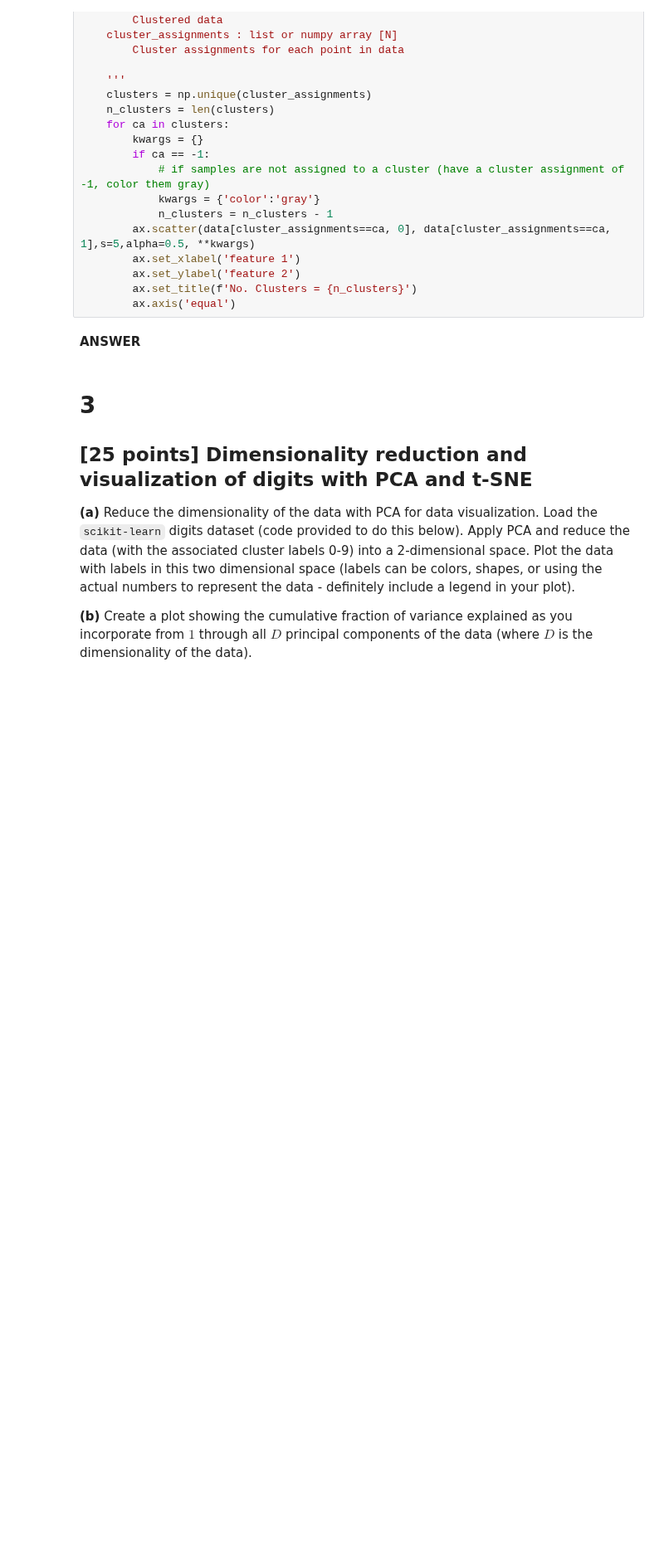
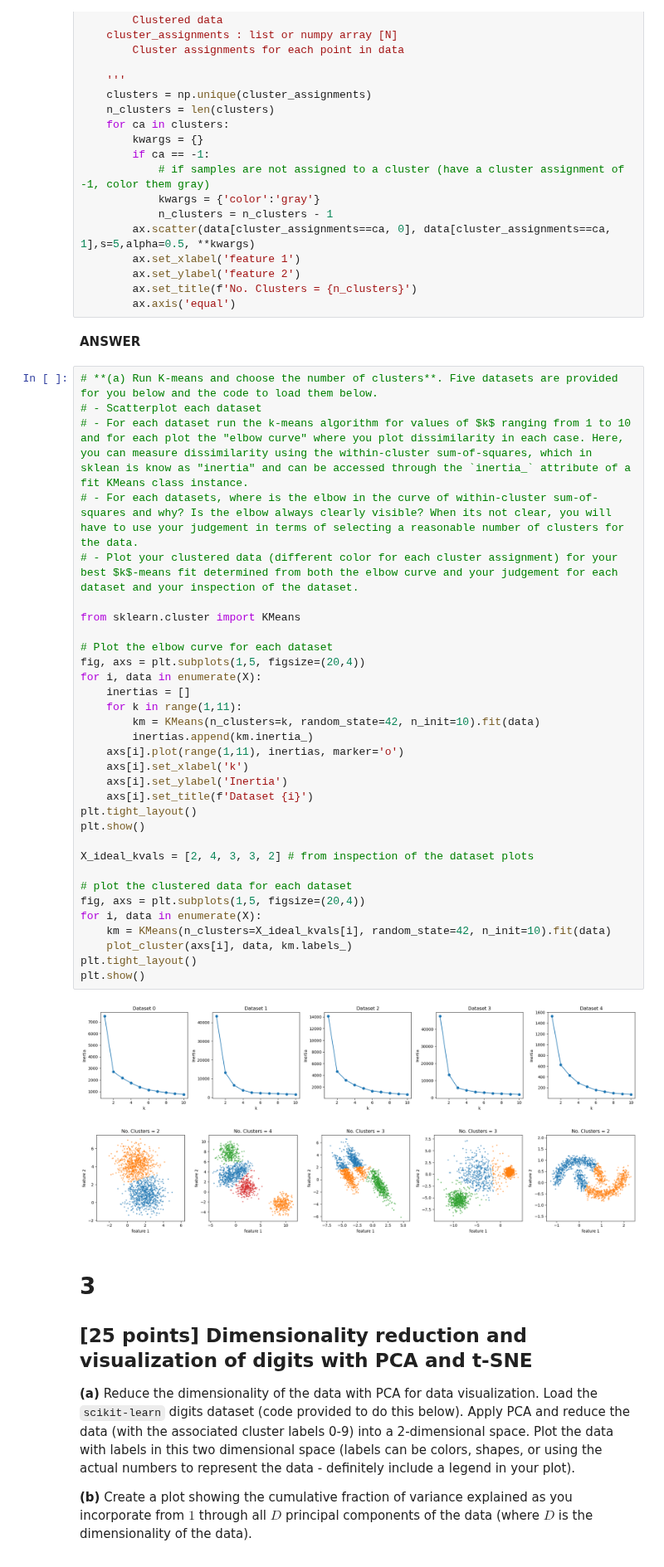
Before and after one commit to cake-dev/machine_learning_class, a Jupyter notebook: assignments/Assignment_5.ipynb, the cells around one changed output. Shown at 83% size. Saved outputs shown, nothing was run; the diff lists cells and outputs as text; blank space fills up the shorter version.

```diff
--- a/assignments/Assignment_5.ipynb
+++ b/assignments/Assignment_5.ipynb
@@ -96,6 +96,41 @@ def plot_cluster(ax, data, cluster_assignments):
         ax.axis('equal')
 # %% [markdown]
 **ANSWER**
+# %%
+# **(a) Run K-means and choose the number of clusters**. Five datasets are provided for you below and the code to load them below.
+# - Scatterplot each dataset
+# - For each dataset run the k-means algorithm for values of $k$ ranging from 1 to 10 and for each plot the "elbow curve" where you plot dissimilarity in each case. Here, you can measure dissimilarity using the within-cluster sum-of-squares, which in sklean is know as "inertia" and can be accessed through the `inertia_` attribute of a fit KMeans class instance.
+# - For each datasets, where is the elbow in the curve of within-cluster sum-of-squares and why? Is the elbow always clearly visible? When its not clear, you will have to use your judgement in terms of selecting a reasonable number of clusters for the data.
+# - Plot your clustered data (different color for each cluster assignment) for your best $k$-means fit determined from both the elbow curve and your judgement for each dataset and your inspection of the dataset.
+
+from sklearn.cluster import KMeans
+
+# Plot the elbow curve for each dataset
+fig, axs = plt.subplots(1,5, figsize=(20,4))
+for i, data in enumerate(X):
+    inertias = []
+    for k in range(1,11):
+        km = KMeans(n_clusters=k, random_state=42, n_init=10).fit(data)
+        inertias.append(km.inertia_)
+    axs[i].plot(range(1,11), inertias, marker='o')
+    axs[i].set_xlabel('k')
+    axs[i].set_ylabel('Inertia')
+    axs[i].set_title(f'Dataset {i}')
+plt.tight_layout()
+plt.show()
+
+X_ideal_kvals = [2, 4, 3, 3, 2] # from inspection of the dataset plots
+
+# plot the clustered data for each dataset
+fig, axs = plt.subplots(1,5, figsize=(20,4))
+for i, data in enumerate(X):
+    km = KMeans(n_clusters=X_ideal_kvals[i], random_state=42, n_init=10).fit(data)
+    plot_cluster(axs[i], data, km.labels_)
+plt.tight_layout()
+plt.show()
+# %% [output]
+[figure, added]
+[figure, added]
 # %% [markdown]
 # 3
 
```
Also changed, not shown: parts of 2 cells of this notebook.
